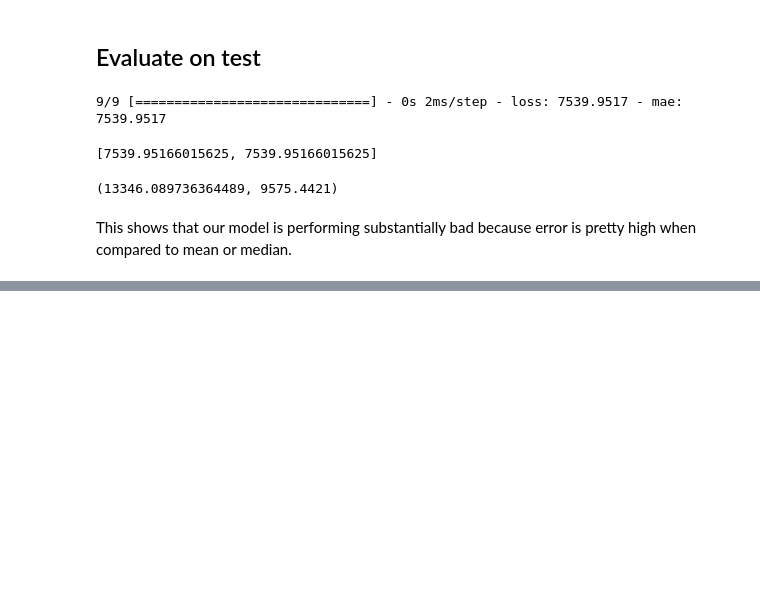
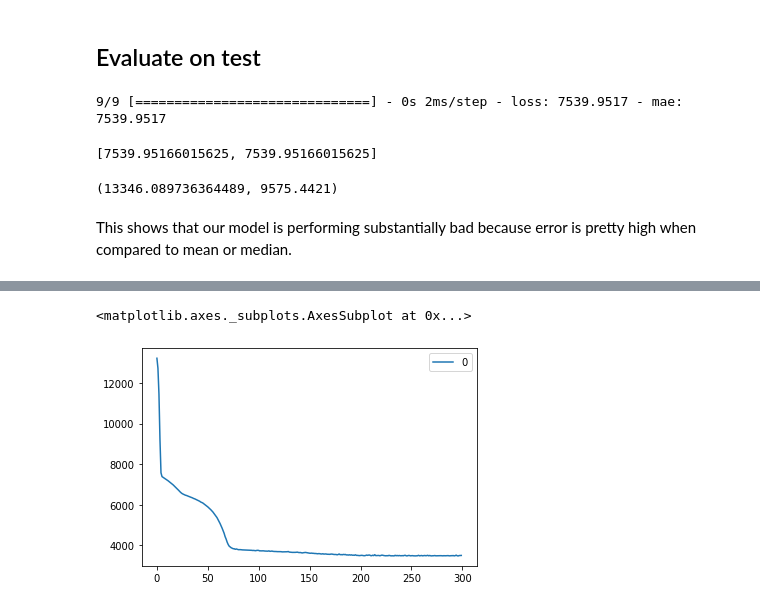
Before and after one commit to Shubhranshu-Malhotra/Medical-Cost-Forecast-TF, a Jupyter notebook: Medical_Insurance_Cost_Forecast.ipynb, the cells around one changed output, grey strips where cells are left out. Drawn from its saved outputs; the diff is of its cells as text; code cells hidden in the pictures; blank space fills up the shorter version.

Commit message:
Model Tuning

```diff
--- a/Medical_Insurance_Cost_Forecast.ipynb
+++ b/Medical_Insurance_Cost_Forecast.ipynb
@@ -156,0 +288,21 @@ This shows that our model is performing substantially bad because error is prett
+# %%
+# Adding another layer and Increasing neurons in 2nd Layer
+
+# Build a NN model
+
+tf.random.set_seed(42)
+
+# 1. Create a model
+insurance_model_5 = tf.keras.Sequential([
+                                       tf.keras.layers.Dense(100),
+                                       tf.keras.layers.Dense(50),
+                                       tf.keras.layers.Dense(1)
+])
+
+# 2. Compile the model
+insurance_model_5.compile(loss = tf.keras.losses.mae,
+                        optimizer = tf.keras.optimizers.Adam(),
+                        metrics = ['mae'])
+
+# 3. Fit the model
+insurance_model_5.fit(X_train, y_train, epochs = 100)
@@ -156,0 +333,17 @@ This shows that our model is performing substantially bad because error is prett
+# %%
+# Adding another layer, increasing neurons in 2nd layer and increasing epochs to 300
+
+# Build a model
+insurance_model_6 = tf.keras.Sequential([
+                                         tf.keras.layers.Dense(100),
+                                         tf.keras.layers.Dense(50),
+                                         tf.keras.layers.Dense(1)
+])
+
+# Compile the model
+insurance_model_6.compile(loss = tf.keras.losses.mae,
+                          optimizer = tf.keras.optimizers.Adam(),
+                          metrics = ['mae'])
+
+# Fitting the model
+history_6 = insurance_model_6.fit(X_train, y_train, epochs = 300)
@@ -156,0 +399,5 @@ This shows that our model is performing substantially bad because error is prett
+# %%
+pd.DataFrame(history_6.history['loss']).plot()
+# %% [output]
+<matplotlib.axes._subplots.AxesSubplot at 0x...>
+[figure, added]
```
Also changed, not shown: parts of 17 cells of this notebook.
